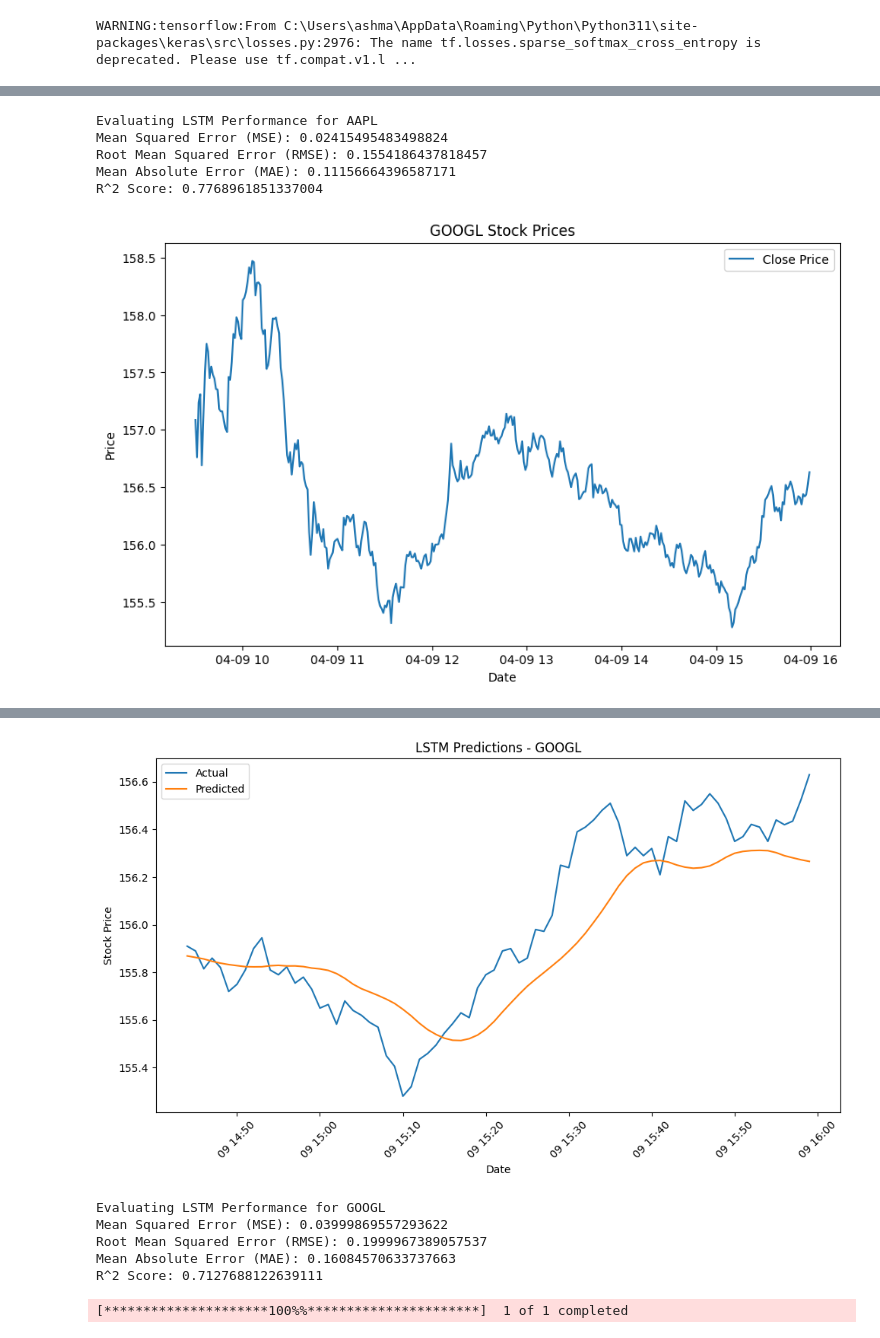
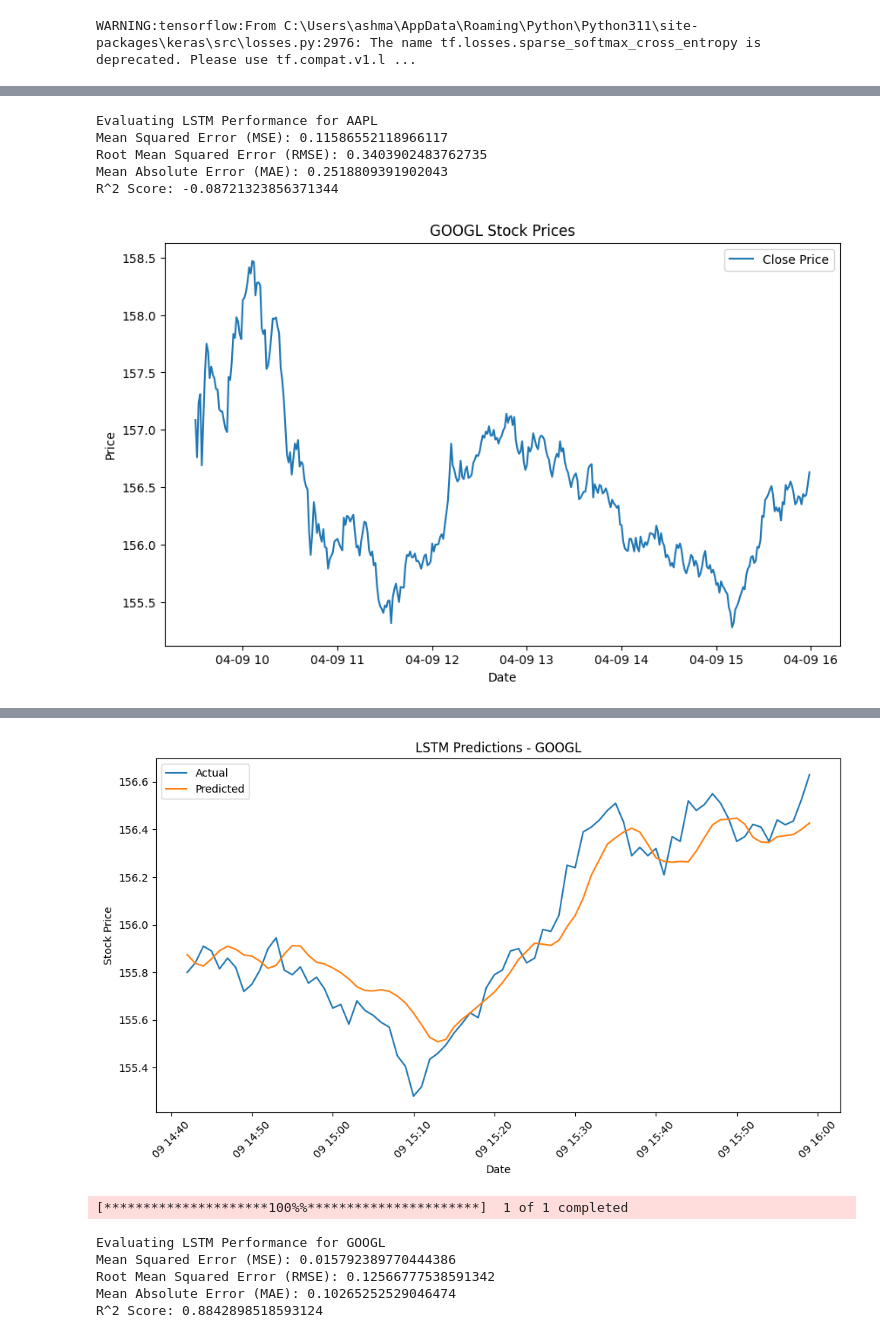
Before and after one commit to AshMoseley/StockPrediction, a Jupyter notebook: LSTM_Model_Short_MoreFeatures.ipynb, the cells around one changed output, grey strips where cells are left out. Saved outputs shown, nothing was run; the diff lists cells and outputs as text; code cells hidden in the pictures.

```diff
--- a/LSTM_Model_Short_MoreFeatures.ipynb
+++ b/LSTM_Model_Short_MoreFeatures.ipynb
@@ -48,7 +48,7 @@ def plot_predictions_with_dates(dates, actual, predicted, title):
 # %%
 # Define stock symbols and sequence length
 symbols = ['AAPL', 'GOOGL', 'TSLA', 'AMD']
-sequence_length = 10
+sequence_length = 3
 # %%
 # Function to evaluate model performance
 def evaluate_model_performance(y_true, y_pred):
@@ -72,7 +72,6 @@ for symbol in symbols:
     close_scaler = MinMaxScaler()
     close_prices_scaled = close_scaler.fit_transform(stock_data[['Close']])
 
-    # Create sequences with all features but target the scaled Close prices
     X, y = create_sequences(data_scaled, close_prices_scaled.flatten(), sequence_length)
 
     # Split the data into training and testing sets
@@ -94,7 +93,7 @@ for symbol in symbols:
     early_stopping = EarlyStopping(monitor='val_loss', patience=3, verbose=1, restore_best_weights=True)
 
     # Train the LSTM model
-    lstm_model.fit(X_train, y_train, epochs=10, batch_size=32, validation_split=0.1, verbose=2, callbacks=[early_stopping])
+    lstm_model.fit(X_train, y_train, epochs=100, batch_size=32, validation_split=0.1, verbose=2, callbacks=[early_stopping])
 
     # Predict on the test set with the LSTM model
     predictions_scaled_lstm = lstm_model.predict(X_test)
@@ -136,7 +135,7 @@ Epoch 10/10
 [*********************100%%**********************]  1 of 1 completed
 Evaluating LSTM Performance for AAPL
-Mean Squared Error (MSE): 0.02415495483498824
-Root Mean Squared Error (RMSE): 0.1554186437818457
-Mean Absolute Error (MAE): 0.11156664396587171
-R^2 Score: 0.7768961851337004
+Mean Squared Error (MSE): 0.11586552118966117
+Root Mean Squared Error (RMSE): 0.3403902483762735
+Mean Absolute Error (MAE): 0.2518809391902043
+R^2 Score: -0.08721323856371344
 [figure]
@@ -155,10 +158,10 @@ Epoch 5: early stopping
 3/3 [==============================] - 1s 2ms/step
-[figure, old version]
+[figure, new version]
-Evaluating LSTM Performance for GOOGL
-Mean Squared Error (MSE): 0.03999869557293622
-Root Mean Squared Error (RMSE): 0.1999967389057537
-Mean Absolute Error (MAE): 0.16084570633737663
-R^2 Score: 0.7127688122639111
+[*********************100%%**********************]  1 of 1 completed
-[*********************100%%**********************]  1 of 1 completed
+Evaluating LSTM Performance for GOOGL
+Mean Squared Error (MSE): 0.015792389770444386
+Root Mean Squared Error (RMSE): 0.12566777538591342
+Mean Absolute Error (MAE): 0.10265252529046474
+R^2 Score: 0.8842898518593124
 [figure]
 ... (8 outputs left out)
```
Also changed, not shown: parts of 1 cell of this notebook, 3 other files.
